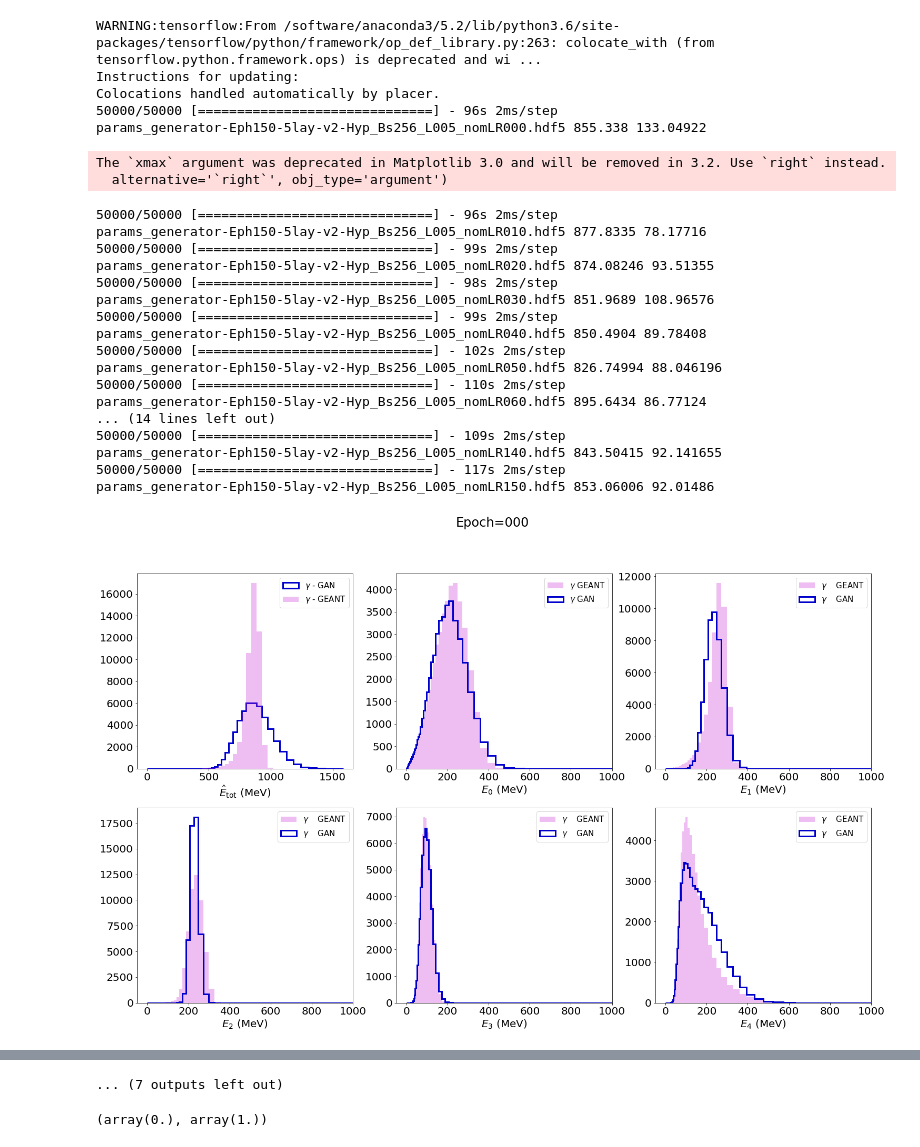
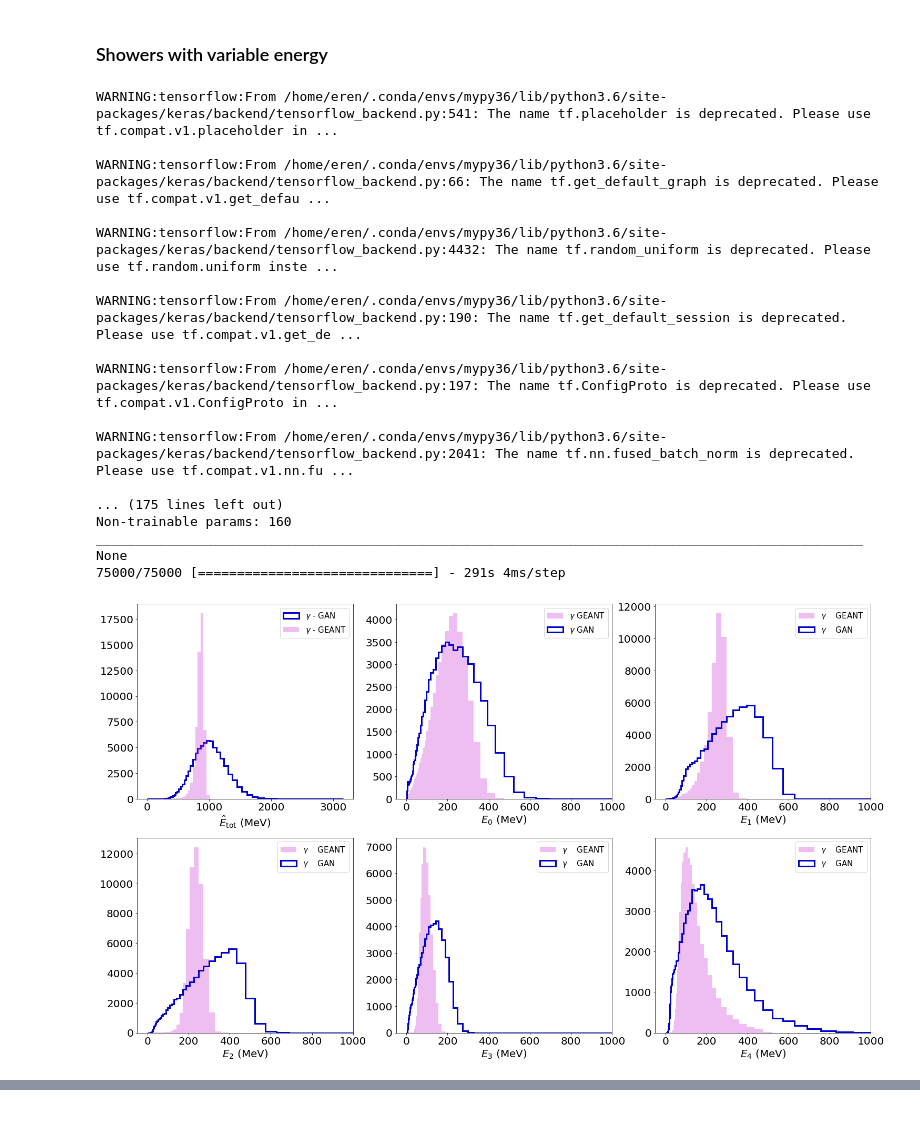
Before and after one commit to hep-lbdl/CaloGAN, a Jupyter notebook: analysis/GenerationPerEpoch.ipynb, the cells around one changed output, grey strips where cells are left out. Cells and saved outputs as stored; diff of their text form; code cells hidden in the pictures; blank space fills up the shorter version.

Commit message:
5layers, minor changes

```diff
--- a/analysis/GenerationPerEpoch.ipynb
+++ b/analysis/GenerationPerEpoch.ipynb
@@ -36,7 +50,7 @@ g = h5py.File('/home/eren/CaloGAN/data/gamma50GeV.hdf5', 'r')
 ## Loading Geant4 images
 gamma = []
 for j in range(5):
-    gamma.append(g['layer_{}'.format(j)][:50000])
+    gamma.append(g['layer_{}'.format(j)][:75000])
 
 
 vmin = [ gamma[k].mean(axis=0).min() for k in range(5)]
@@ -78,6 +94,12 @@ def gauss(x, *p):
+# %% [markdown]
+### Showers with variable energy
 # %%
 plt.rcParams.update({'font.size': 20})
 colors = plt.cm.gnuplot2(np.linspace(0.2, 0.8, 3))
+
+etotGenList = []
+etotG4List = []
+
 
 for eph in epochs:
 
@@ -112,10 +134,11 @@ for eph in epochs:
     generator = Model(generator_inputs, generator_outputs)
     # load trained weights
     generator.load_weights('/home/eren/CaloGAN/data/{}'.format(eph))
-    # 30,000 is the number of showers we want to generate right now
-    noise = np.random.normal(0, 1, (50000, latent_size))
-    sampled_energy = np.random.uniform(50, 50, (50000, 1))
+    # 75,000 is the number of showers we want to generate right now
+    noise = np.random.normal(0, 1, (75000, latent_size))
+    sampled_energy = np.random.uniform(10, 100, (75000, 1))
 
+    print (generator.summary())
     #sampled_energy25 = np.random.uniform(25, 25, (30000, 1))
     #sampled_energy75 = np.random.uniform(75, 75, (30000, 1))
 
@@ -150,29 +173,27 @@ for eph in epochs:
 
     e4_orig_gamma = energy('4', g)
     e4_gen_gamma = energy('4', dgen_gamma)
-    bins = np.linspace(0, 1500, 200)
+    bins = np.linspace(0, 3000, 200)
 
     fig, axs = plt.subplots(2, 3, figsize=(25, 15))
 
 
 
-    _ = axs[0][0].hist(etot_gen_gamma, bins=np.logspace(-1, 3.2, 200), histtype='step', linewidth=3,
+    _ = axs[0][0].hist(etot_gen_gamma, bins=np.logspace(-1, 3.5, 200), histtype='step', linewidth=3,
              alpha=1, color=colors[0],
              label=r'$\gamma$ - GAN')
 
-    _ = axs[0][0].hist(etot_orig_gamma, bins=np.logspace(-1, 3.2, 200), histtype='stepfilled', linewidth=3,
+    _ = axs[0][0].hist(etot_orig_gamma, bins=np.logspace(-1, 3.5, 200), histtype='stepfilled', linewidth=3,
              alpha=0.3, color=colors[1],
              label=r'$\gamma$ - GEANT')
     axs[0][0].set_xlabel(r'$\hat{E}_\mathrm{tot}$ (MeV)')
     axs[0][0].legend(loc='upper right', fontsize=15, ncol=1)
 
 
+    etotGenList.append(etot_gen_gamma)
+    etotG4List.append(etot_orig_gamma)
 
 
-    # p0 is the initial guess for the fitting coefficients (A, mu and sigma above)
-    p0 = [1., 0., 1.]
-
-    coeff, var_matrix = curve_fit(gauss, np.logspace(-1, 3.2, 200), e0_gen_gamma , p0=p0)
 
 
     _ = axs[0][1].hist(e0_orig_gamma, bins=np.logspace(-1, 3, 100), histtype='stepfilled', linewidth=3,
@@ -208,57 +229,51 @@ for eph in epochs:
     axs[1][0].legend(loc='upper right', fontsize=15, ncol=1)
     axs[1][0].set_xlim(xmax=1000)
 
     _ = axs[1][1].hist(e3_orig_gamma, bins=np.logspace(-1, 3, 100), histtype='stepfilled', linewidth=3,
              alpha=0.3, color=colors[1],
              label=r'$\gamma$    GEANT')
     _ = axs[1][1].hist(e3_gen_gamma, bins=np.logspace(-1, 3, 100), histtype='step', linewidth=3,
              alpha=1, color=colors[0],
              label=r'$\gamma$    GAN')
 
     axs[1][1].set_xlabel(r'$E_3$ (MeV)')
     axs[1][1].legend(loc='upper right', fontsize=15, ncol=1)
     axs[1][1].set_xlim(xmax=1000)
 
     _ = axs[1][2].hist(e4_orig_gamma, bins=np.logspace(-1, 3, 100), histtype='stepfilled', linewidth=3,
              alpha=0.3, color=colors[1],
              label=r'$\gamma$    GEANT')
     _ = axs[1][2].hist(e4_gen_gamma, bins=np.logspace(-1, 3, 100), histtype='step', linewidth=3,
              alpha=1, color=colors[0],
              label=r'$\gamma$    GAN')
 
     axs[1][2].set_xlabel(r'$E_4$ (MeV)')
     axs[1][2].legend(loc='upper right', fontsize=15, ncol=1)
     axs[1][2].set_xlim(xmax=1000)
 
     #plt.yscale('log')
     #plt.xscale('log')
     #plt.xlim(xmax=1500)
     #plt.xlabel(r'$\hat{E}_\mathrm{tot}$ (MeV)')
-    fig.suptitle("Epoch={}".format(eph.split('_')[-1][5:8]))
-    fig.savefig('shower-shapes/modified-Disc/Energy-{}.pdf'.format(eph.split('_')[-1].split('.')[0]))
+
+    #fig.suptitle("Epoch={}".format(eph.split('_')[-1][5:8]))
+    #fig.savefig('shower-shapes/10-100GeV/Energy-{}.pdf'.format(eph.split('_')[-1].split('.')[0]))
 # %% [output]
-WARNING:tensorflow:From /software/anaconda3/5.2/lib/python3.6/site-packages/tensorflow/python/framework/op_def_library.py:263: colocate_with (from tensorflow.python.framework.ops) is deprecated and wi ...
-Instructions for updating:
-Colocations handled automatically by placer.
-50000/50000 [==============================] - 96s 2ms/step
-params_generator-Eph150-5lay-v2-Hyp_Bs256_L005_nomLR000.hdf5 855.338 133.04922
+WARNING:tensorflow:From /home/eren/.conda/envs/mypy36/lib/python3.6/site-packages/keras/backend/tensorflow_backend.py:541: The name tf.placeholder is deprecated. Please use tf.compat.v1.placeholder in ...
+
+WARNING:tensorflow:From /home/eren/.conda/envs/mypy36/lib/python3.6/site-packages/keras/backend/tensorflow_backend.py:66: The name tf.get_default_graph is deprecated. Please use tf.compat.v1.get_defau ...
+
+WARNING:tensorflow:From /home/eren/.conda/envs/mypy36/lib/python3.6/site-packages/keras/backend/tensorflow_backend.py:4432: The name tf.random_uniform is deprecated. Please use tf.random.uniform inste ...
+
+WARNING:tensorflow:From /home/eren/.conda/envs/mypy36/lib/python3.6/site-packages/keras/backend/tensorflow_backend.py:190: The name tf.get_default_session is deprecated. Please use tf.compat.v1.get_de ...
+
+WARNING:tensorflow:From /home/eren/.conda/envs/mypy36/lib/python3.6/site-packages/keras/backend/tensorflow_backend.py:197: The name tf.ConfigProto is deprecated. Please use tf.compat.v1.ConfigProto in ...
+
+WARNING:tensorflow:From /home/eren/.conda/envs/mypy36/lib/python3.6/site-packages/keras/backend/tensorflow_backend.py:2041: The name tf.nn.fused_batch_norm is deprecated. Please use tf.compat.v1.nn.fu ...
+
+... (175 lines left out)
+Non-trainable params: 160
+__________________________________________________________________________________________________
+None
+75000/75000 [==============================] - 291s 4ms/step
-The `xmax` argument was deprecated in Matplotlib 3.0 and will be removed in 3.2. Use `right` instead.
-  alternative='`right`', obj_type='argument')
-50000/50000 [==============================] - 96s 2ms/step
-params_generator-Eph150-5lay-v2-Hyp_Bs256_L005_nomLR010.hdf5 877.8335 78.17716
-50000/50000 [==============================] - 99s 2ms/step
-params_generator-Eph150-5lay-v2-Hyp_Bs256_L005_nomLR020.hdf5 874.08246 93.51355
-50000/50000 [==============================] - 98s 2ms/step
-params_generator-Eph150-5lay-v2-Hyp_Bs256_L005_nomLR030.hdf5 851.9689 108.96576
-50000/50000 [==============================] - 99s 2ms/step
-params_generator-Eph150-5lay-v2-Hyp_Bs256_L005_nomLR040.hdf5 850.4904 89.78408
-50000/50000 [==============================] - 102s 2ms/step
-params_generator-Eph150-5lay-v2-Hyp_Bs256_L005_nomLR050.hdf5 826.74994 88.046196
-50000/50000 [==============================] - 110s 2ms/step
-params_generator-Eph150-5lay-v2-Hyp_Bs256_L005_nomLR060.hdf5 895.6434 86.77124
-... (14 lines left out)
-50000/50000 [==============================] - 109s 2ms/step
-params_generator-Eph150-5lay-v2-Hyp_Bs256_L005_nomLR140.hdf5 843.50415 92.141655
-50000/50000 [==============================] - 117s 2ms/step
-params_generator-Eph150-5lay-v2-Hyp_Bs256_L005_nomLR150.hdf5 853.06006 92.01486
-[figure, old version]
+[figure, new version]
@@ -273 +279,0 @@ params_generator-Eph150-5lay-v2-Hyp_Bs256_L005_nomLR150.hdf5 853.06006 92.01486
-... (7 outputs left out)
@@ -278,4 +279,0 @@ m, s = stats.norm.fit(etot_orig_gamma)
-# %%
-stats.norm.stats()
-# %% [output]
-(array(0.), array(1.))
```
Also changed, not shown: parts of 28 cells of this notebook, 4 other files.
